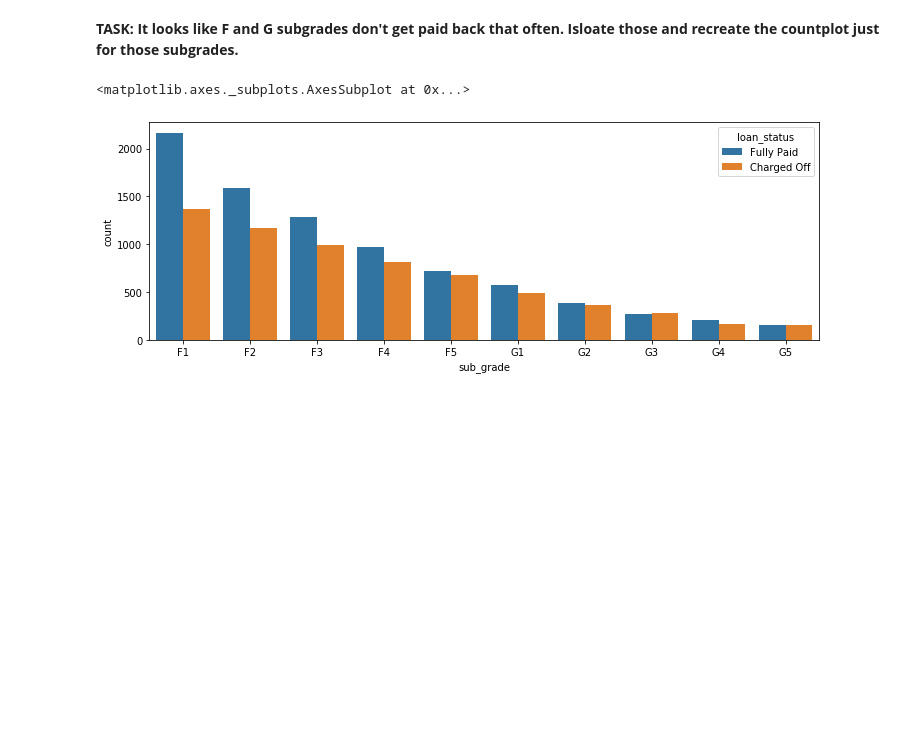
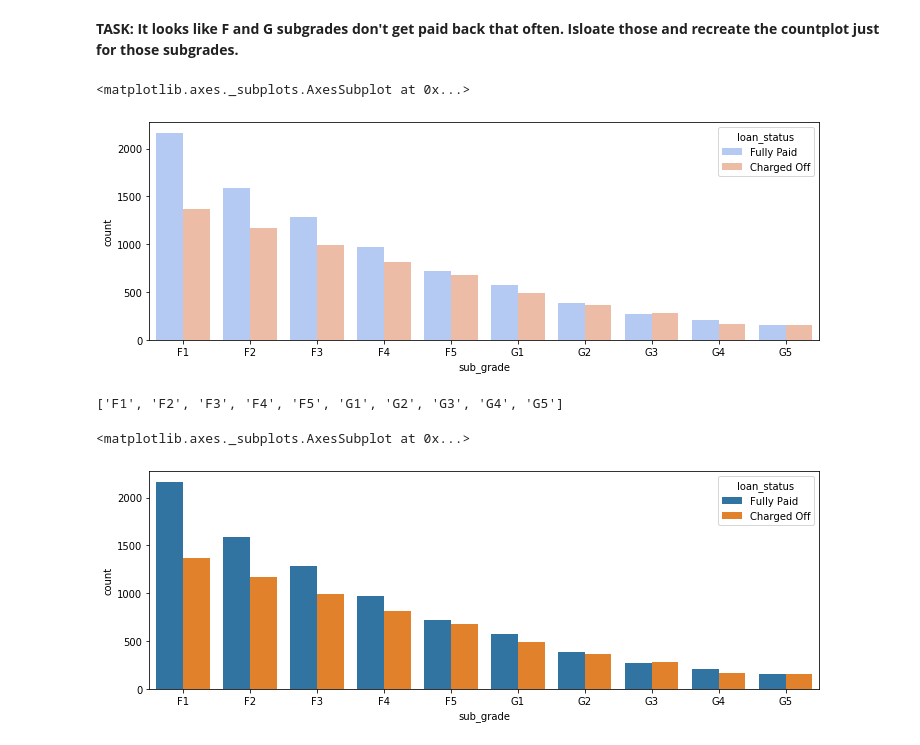
Before and after one commit to makhmudjumanazarov/deep_learning, a Jupyter notebook: 03_Keras_Project_Exercise.ipynb, the cells around one changed output. Drawn from its saved outputs; the diff is of its cells as text; code cells hidden in the pictures; blank space fills up the shorter version.

```diff
--- a/03_Keras_Project_Exercise.ipynb
+++ b/03_Keras_Project_Exercise.ipynb
@@ -557,3 +576,15 @@ sns.countplot(x = 'grade', data = df, hue = 'loan_status')
+# %%
+# CODE HERE
+plt.figure(figsize = (12, 4))
+subgrade_order = sorted(df['sub_grade'].unique())
+sns.countplot(x = 'sub_grade', data = df,order = subgrade_order[25:], palette='coolwarm', hue = 'loan_status')
+# %% [output]
+<matplotlib.axes._subplots.AxesSubplot at 0x...>
+[figure, added]
+# %%
+subgrade_order[25:]
+# %% [output]
+['F1', 'F2', 'F3', 'F4', 'F5', 'G1', 'G2', 'G3', 'G4', 'G5']
 # %%
 # %% [output]
 <matplotlib.axes._subplots.AxesSubplot at 0x...>
```
Also changed, not shown: parts of 71 cells of this notebook.
